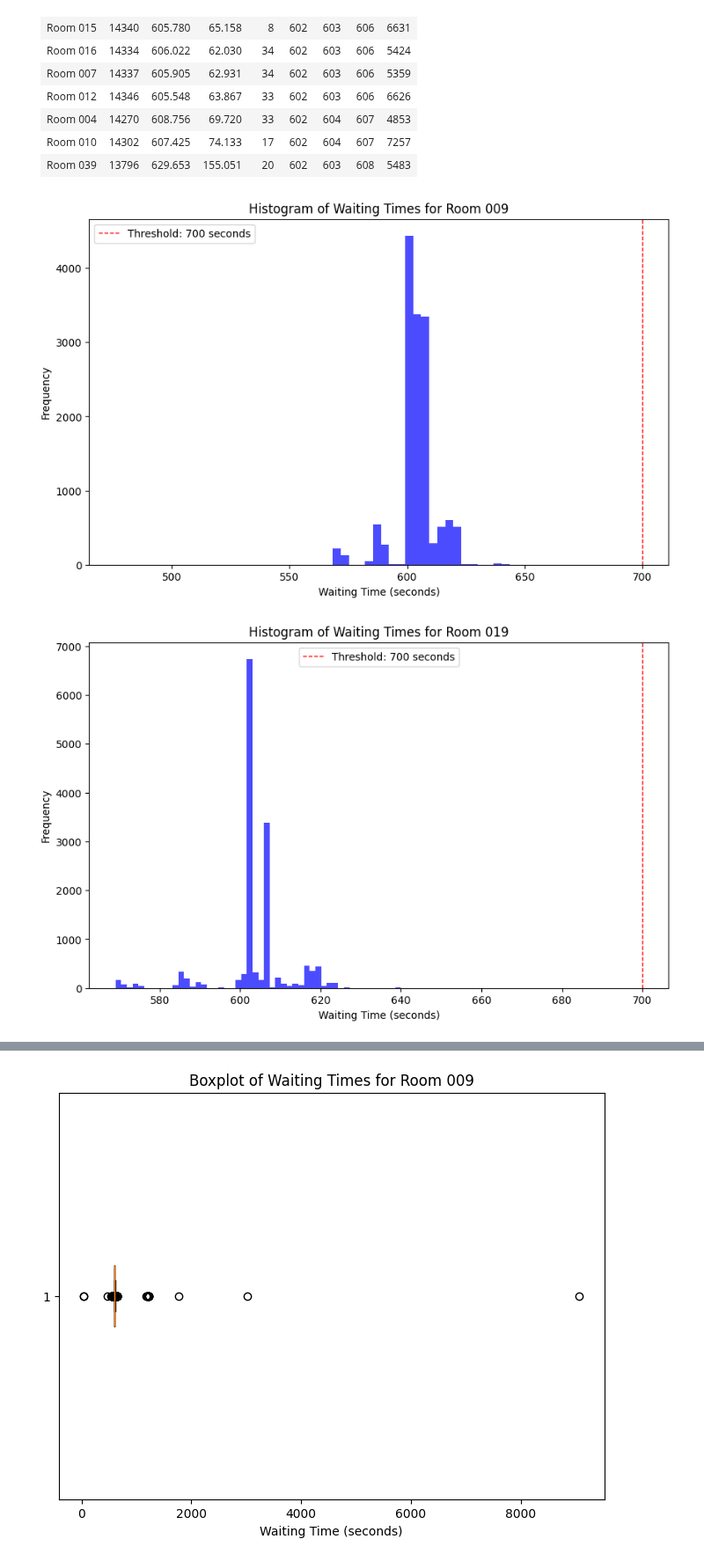
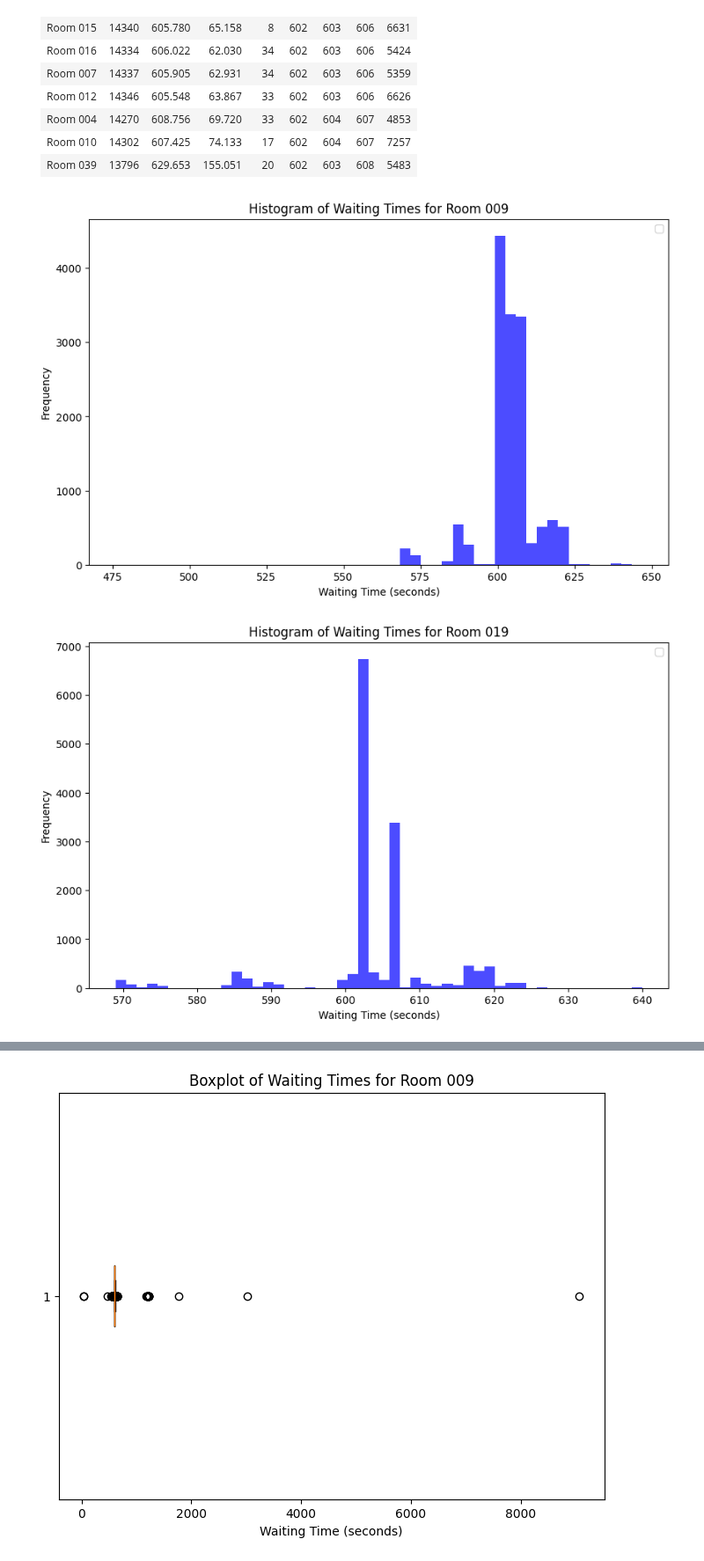
Before and after one commit to Maccen26/hmm-modelling, a Jupyter notebook: week_4.ipynb, the cells around one changed output, grey strips where cells are left out. Shown at 88% size. Saved outputs shown, nothing was run; the diff lists cells and outputs as text; code cells hidden in the pictures.

```diff
--- a/dtu_data_exploration.ipynb
+++ b/week_4.ipynb
@@ -210,23 +212,23 @@ Name: datetime, dtype: float64
 # %%
 upper_threshold = 700 #seconds
 lower_threshold = 300 #seconds
 for room_name, series in df_series.items():
     waiting_time = series['datetime'].diff().dt.total_seconds()
     #Find quantile of waiting times
 
 
     #histogram of waiting times
     waiting_time_threshold = waiting_time[waiting_time <= upper_threshold]
     waiting_time_threshold = waiting_time_threshold[lower_threshold <= waiting_time]
 
     plt.figure(figsize=(10, 6))
     plt.hist(waiting_time_threshold.dropna(), bins=50, color='blue', alpha=0.7)
     plt.title(f"Histogram of Waiting Times for {room_name}")
     plt.xlabel("Waiting Time (seconds)")
     plt.ylabel("Frequency")
-    plt.axvline(threshold, color='red', linestyle='dashed', linewidth=1, label=f'Threshold: {threshold} seconds')
+    #plt.axvline(threshold, color='red', linestyle='dashed', linewidth=1, label=f'Threshold: {threshold} seconds')
     plt.legend()
     plt.show()
 # %% [output]
-[figure, old version]
+[figure, new version]
-[figure, old version]
+[figure, new version]
```
Also changed, not shown: parts of 19 cells of this notebook, 17 other files.
